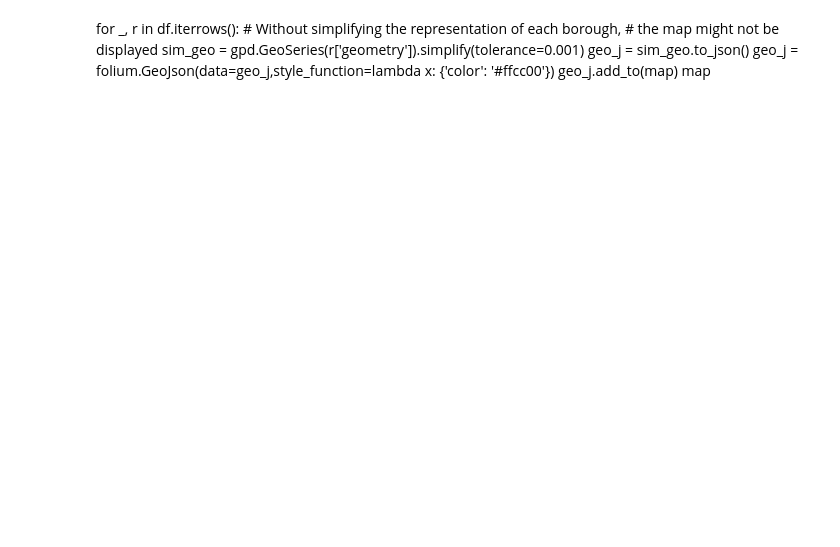
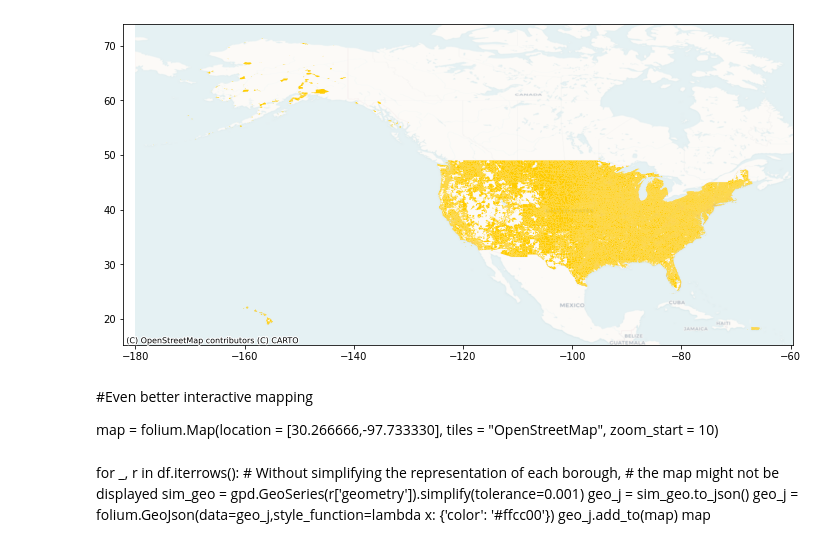
Before and after one commit to nadiiia/bumble_interview, a Jupyter notebook: Bumble_interview.ipynb, the cells around one changed output. Saved outputs shown, nothing was run; the diff lists cells and outputs as text; code cells hidden in the pictures; blank space fills up the shorter version.

```diff
--- a/Bumble_interview.ipynb
+++ b/Bumble_interview.ipynb
@@ -70,12 +154,14 @@ gdf.head()
 # %%
 #Better visualisaton with some background mapping
 
 
 fig, ax = plt.subplots(figsize=(12,8))
 
 # Plot the data
 #os_data.plot(ax=ax)
 gdf.plot(color = '#ffcc00',ax=ax)
 # Add basemap
 
-ctx.add_basemap(ax, crs="EPSG:4326", source=ctx.providers.CartoDB.Voyager)
+ctx.add_basemap(ax, crs="EPSG:4326", source=ctx.providers.CartoDB.Voyager, alpha = 0.6)
+# %% [output]
+[figure, added]
@@ -87,3 +168,7 @@ map = folium.Map(location = [30.266666,-97.733330], tiles = "OpenStreetMap", zoo
+# %% [markdown]
+#Even better interactive mapping
+
+map = folium.Map(location = [30.266666,-97.733330], tiles = "OpenStreetMap", zoom_start = 10)
 # %% [markdown]
 for _, r in df.iterrows():
     # Without simplifying the representation of each borough,
```
Also changed, not shown: parts of 41 cells of this notebook.
